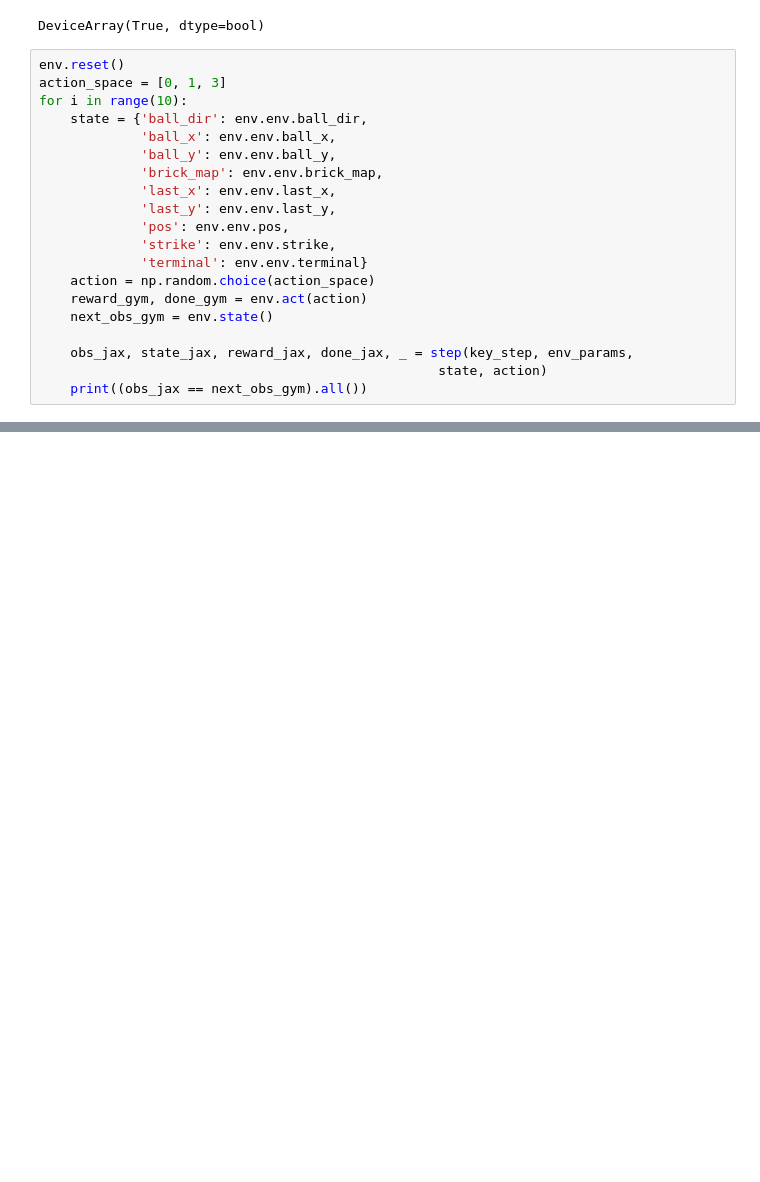
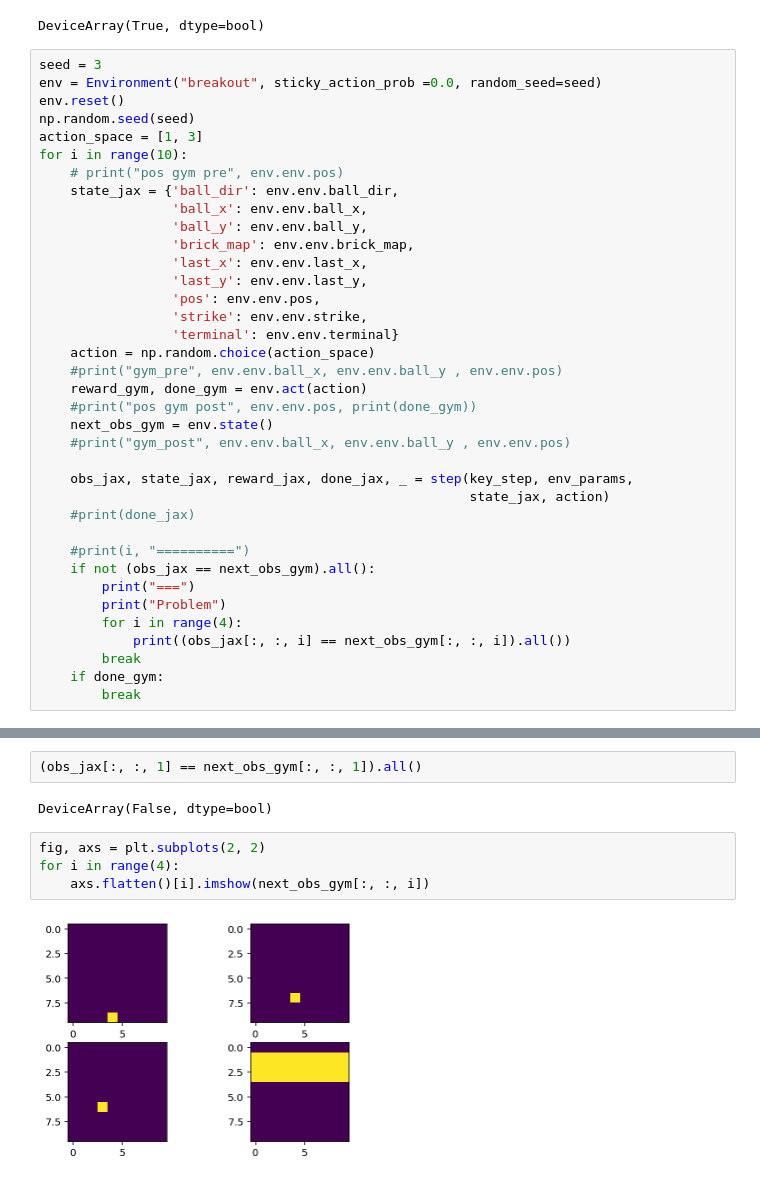
Before and after one commit to RobertTLange/gymnax, a Jupyter notebook: notebooks/minatar.ipynb, the cells around one changed output, grey strips where cells are left out. Drawn from its saved outputs; the diff is of its cells as text; blank space fills up the shorter version.

```diff
--- a/notebooks/minatar.ipynb
+++ b/notebooks/minatar.ipynb
@@ -98,23 +163,40 @@ state_jax, reward_jax, done_jax
 # %% [output]
 DeviceArray(True, dtype=bool)
 # %%
+seed = 3
+env = Environment("breakout", sticky_action_prob =0.0, random_seed=seed)
 env.reset()
-action_space = [0, 1, 3]
+np.random.seed(seed)
+action_space = [1, 3]
 for i in range(10):
-    state = {'ball_dir': env.env.ball_dir,
-             'ball_x': env.env.ball_x,
-             'ball_y': env.env.ball_y,
-             'brick_map': env.env.brick_map,
-             'last_x': env.env.last_x,
-             'last_y': env.env.last_y,
-             'pos': env.env.pos,
-             'strike': env.env.strike,
-             'terminal': env.env.terminal}
+    # print("pos gym pre", env.env.pos)
+    state_jax = {'ball_dir': env.env.ball_dir,
+                 'ball_x': env.env.ball_x,
+                 'ball_y': env.env.ball_y,
+                 'brick_map': env.env.brick_map,
+                 'last_x': env.env.last_x,
+                 'last_y': env.env.last_y,
+                 'pos': env.env.pos,
+                 'strike': env.env.strike,
+                 'terminal': env.env.terminal}
     action = np.random.choice(action_space)
+    #print("gym_pre", env.env.ball_x, env.env.ball_y , env.env.pos)
     reward_gym, done_gym = env.act(action)
+    #print("pos gym post", env.env.pos, print(done_gym))
     next_obs_gym = env.state()
+    #print("gym_post", env.env.ball_x, env.env.ball_y , env.env.pos)
 
     obs_jax, state_jax, reward_jax, done_jax, _ = step(key_step, env_params,
-                                                   state, action)
-    print((obs_jax == next_obs_gym).all())
+                                                       state_jax, action)
+    #print(done_jax)
+
+    #print(i, "==========")
+    if not (obs_jax == next_obs_gym).all():
+        print("===")
+        print("Problem")
+        for i in range(4):
+            print((obs_jax[:, :, i] == next_obs_gym[:, :, i]).all())
+        break
+    if done_gym:
+        break
 # %% [output]
@@ -130,0 +223,10 @@ False
+# %%
+(obs_jax[:, :, 1] == next_obs_gym[:, :, 1]).all()
+# %% [output]
+DeviceArray(False, dtype=bool)
+# %%
+fig, axs = plt.subplots(2, 2)
+for i in range(4):
+    axs.flatten()[i].imshow(next_obs_gym[:, :, i])
+# %% [output]
+[figure, added]
```
Also changed, not shown: parts of 11 cells of this notebook, 3 other files.
